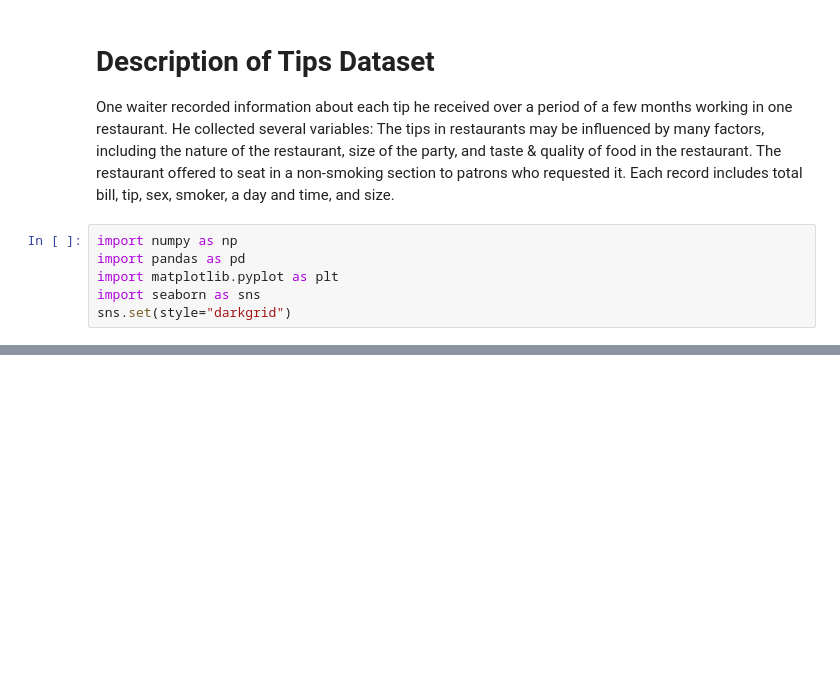
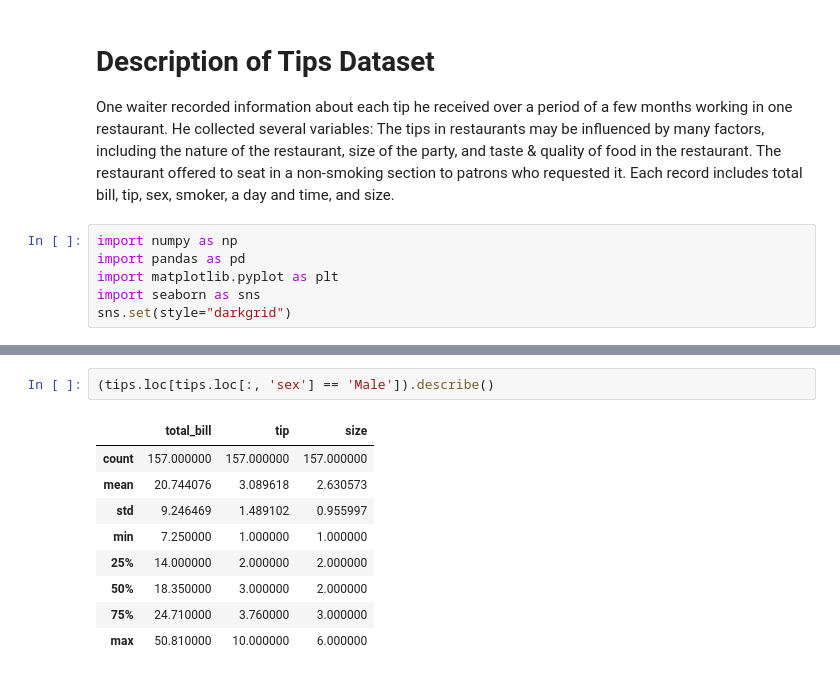
Before and after one commit to babubaskaran/fundamentals-assessment, a Jupyter notebook: tips_dataset.ipynb, the cells around one changed output, grey strips where cells are left out. Drawn from its saved outputs; the diff is of its cells as text; blank space fills up the shorter version.

```diff
--- a/tips_dataset.ipynb
+++ b/tips_dataset.ipynb
@@ -25,0 +24,12 @@ The above data gives the details analysis of tips data of Total Bill, Tip & Size
+# %%
+(tips.loc[tips.loc[:, 'sex'] == 'Male']).describe()
+# %% [output]
+|  | total_bill | tip | size |
+| count | 157.000000 | 157.000000 | 157.000000 |
+| mean | 20.744076 | 3.089618 | 2.630573 |
+| std | 9.246469 | 1.489102 | 0.955997 |
+| min | 7.250000 | 1.000000 | 1.000000 |
+| 25% | 14.000000 | 2.000000 | 2.000000 |
+| 50% | 18.350000 | 3.000000 | 2.000000 |
+| 75% | 24.710000 | 3.760000 | 3.000000 |
+| max | 50.810000 | 10.000000 | 6.000000 |
```
Also changed, not shown: parts of 7 cells of this notebook.
